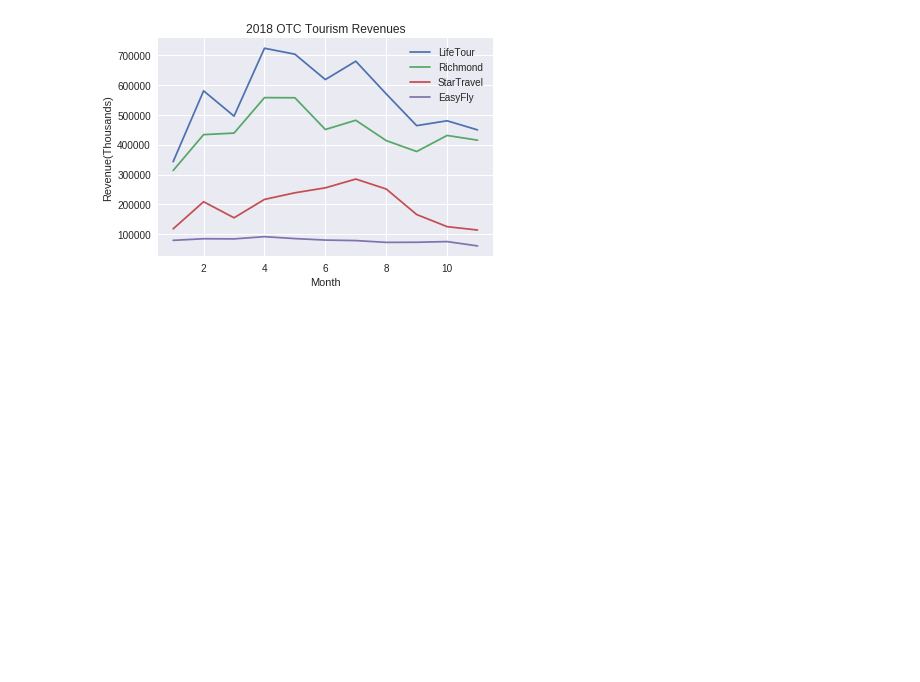
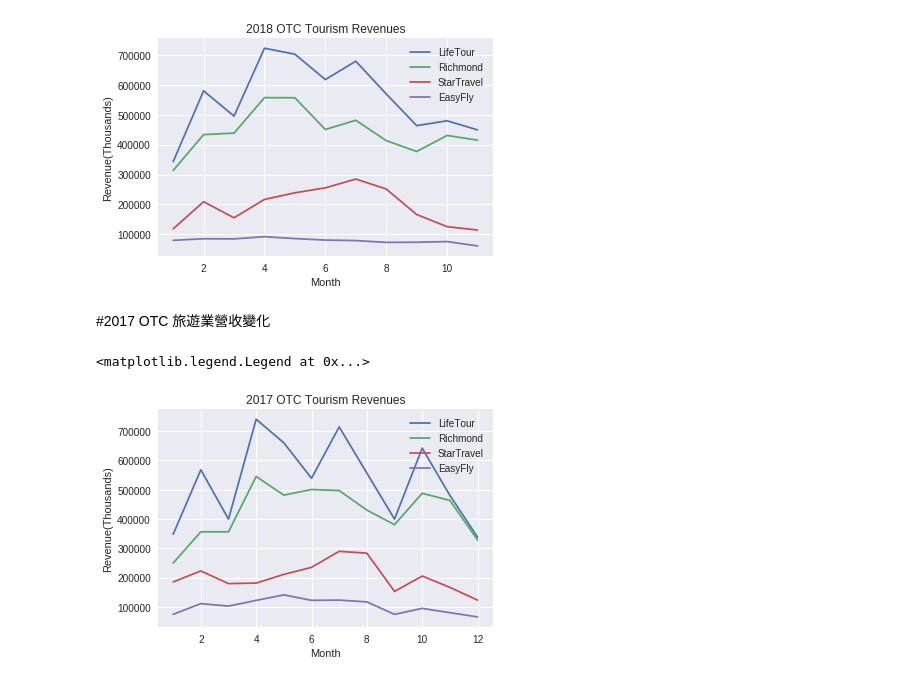
Before and after one commit to cwcheng0/LionTravel, a Jupyter notebook: TaiwanTourismMonthly.ipynb, the cells around one changed output. Saved outputs shown, nothing was run; the diff lists cells and outputs as text; code cells hidden in the pictures; blank space fills up the shorter version.

```diff
--- a/TaiwanTourismMonthly.ipynb
+++ b/TaiwanTourismMonthly.ipynb
@@ -1042,0 +1037,28 @@ plt.legend()
+# %% [markdown]
+#2017 OTC 旅遊業營收變化
+# %%
+# 2017 OTC Tourism Revenues Change
+#五福
+LifeTour_2017 = [348118,567988,399768,740618,659950,539223,714533,556772,399717,641843,480639,338385]
+
+#山富
+Richmond_2017 =  [249753,356412,356424,545384,481618,500768,497176,430474,380834,487855,463536,328595]
+
+#燦星旅
+StarTravel_2017 = [185335,222852,179614,181496,211095,235129,289787,283535,152938,205437,166785,123350]
+
+#易飛
+EasyFly_2017 = [74853,111266,102929,122288,141180,122544,123353,117215,74618,95057,80382,65940]
+
+plt.plot(month_2017, LifeTour_2017, label= "LifeTour")
+plt.plot(month_2017, Richmond_2017, label= "Richmond")
+plt.plot(month_2017, StarTravel_2017, label= "StarTravel")
+plt.plot(month_2017, EasyFly_2017, label= "EasyFly")
+
+plt.xlabel('Month')
+plt.ylabel('Revenue(Thousands)')
+plt.title('2017 OTC Tourism Revenues')
+plt.legend()
+# %% [output]
+<matplotlib.legend.Legend at 0x...>
+[figure, added]
```
Also changed, not shown: parts of 6 cells of this notebook.
